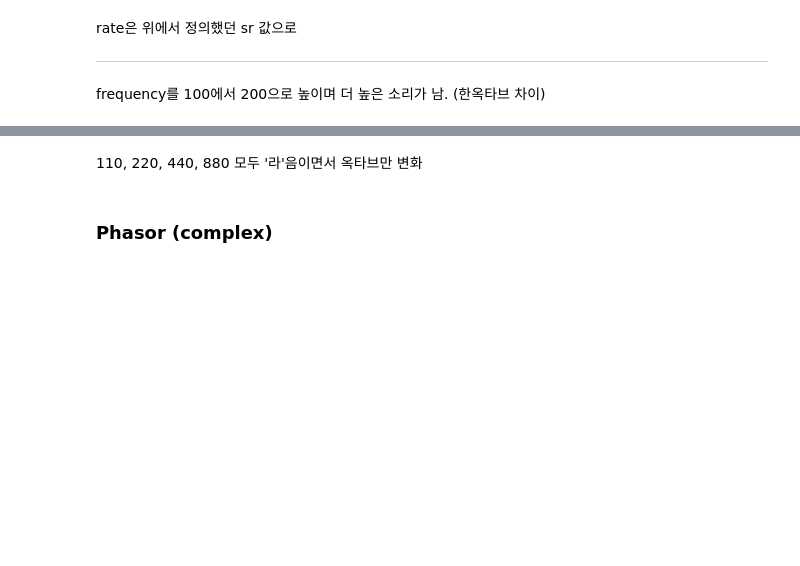
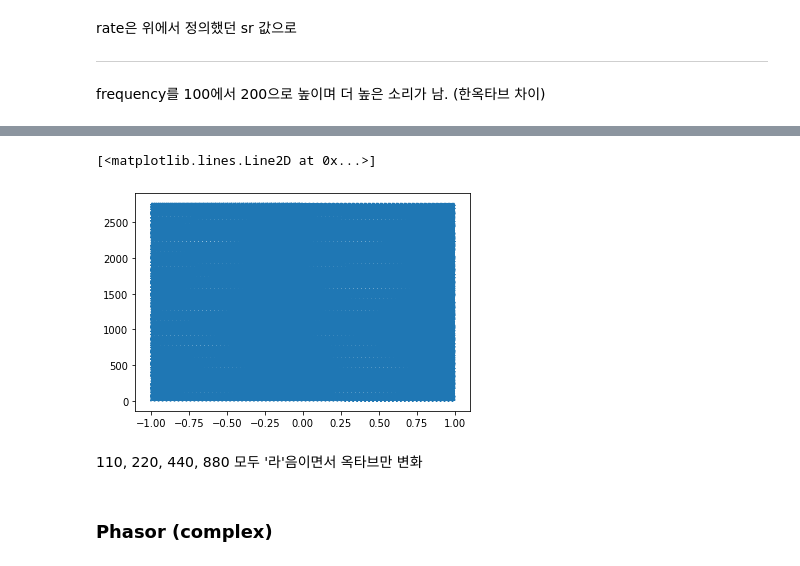
Before and after one commit to YoungsunChoi914/Class2022Spring, a Jupyter notebook: sound_processing.ipynb, the cells around one changed output, grey strips where cells are left out. Cells and saved outputs as stored; diff of their text form; code cells hidden in the pictures; blank space fills up the shorter version.

```diff
--- a/sound_processing.ipynb
+++ b/sound_processing.ipynb
@@ -105,6 +133,13 @@ s, t, theta = phasor_sine(amp, sr, dur, freq, phase)
 ipd.Audio(s, rate=sr)
 # %% [output]
 [interactive output not drawn]
+# %%
+#연습
+phasor_sine(1, 10000, 1, 440, 0)
+plt.plot(s, theta, ':')
+# %% [output]
+[<matplotlib.lines.Line2D at 0x...>]
+[figure, added]
 # %% [markdown]
 110, 220, 440, 880 모두 '라'음이면서 옥타브만 변화
 # %% [markdown]
```
Also changed, not shown: parts of 14 cells of this notebook.
